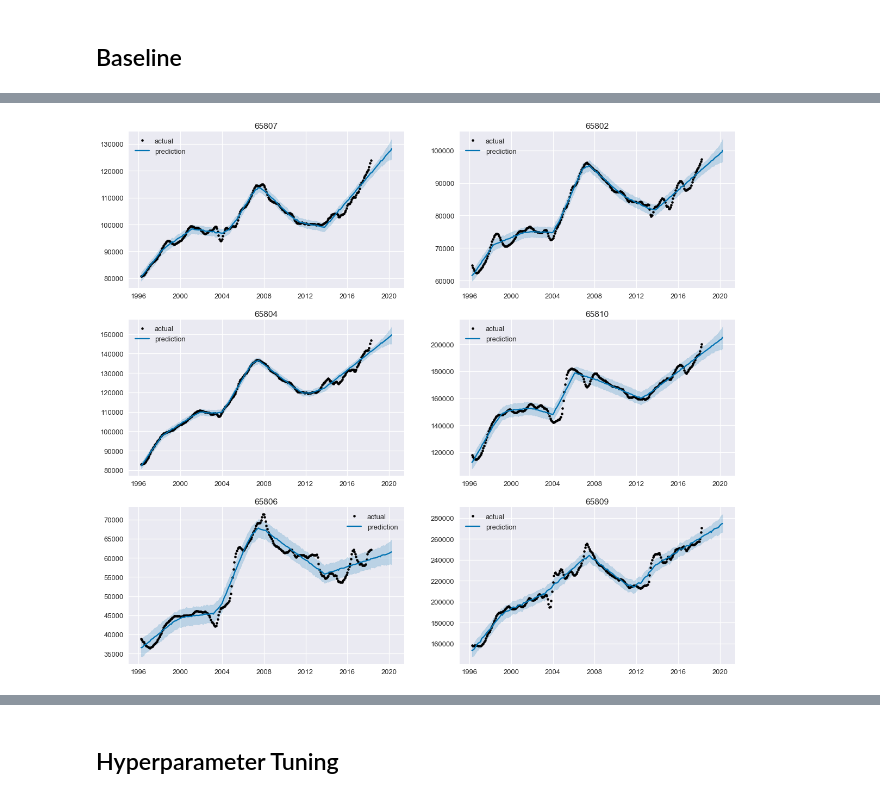
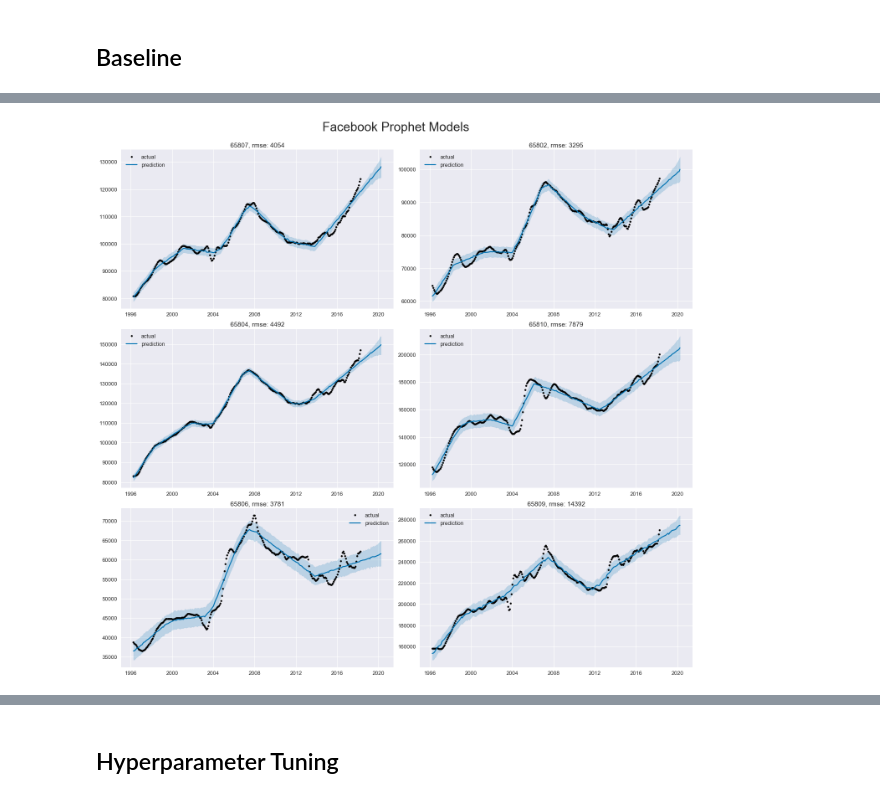
Before and after one commit to tjkim614/springfield_housing_analysis, a Jupyter notebook: 3-Facebook Prophet.ipynb, the cells around one changed output, grey strips where cells are left out. Saved outputs shown, nothing was run; the diff lists cells and outputs as text; code cells hidden in the pictures.

Commit message:
completed prophet models, started analysis

```diff
--- a/3-Facebook Prophet.ipynb
+++ b/3-Facebook Prophet.ipynb
@@ -31,6 +32,7 @@ plt.style.use('seaborn-talk')
 import warnings
 warnings.filterwarnings('ignore')
 # %%
+forecasts = {}
 fig = plt.figure(figsize=(20, 18))
 axs = fig.subplots(3, 2).flatten()
 
@@ -40,13 +42,21 @@ for i, col in enumerate(springfield.columns[1:]):
     ts_model.fit(ts)
     forecast = ts_model.predict(ts_model.make_future_dataframe(periods=24, freq='MS'))
 
+    df_cv = cross_validation(ts_model, initial='15 y', period='180 days', horizon = '1 y')
+    df_p = performance_metrics(df_cv, rolling_window=1)
+    rmse = df_p['rmse'].values[0]
+
+    forecasts[col] = forecast[['ds', 'yhat']].rename(columns={'ds':'date', 'yhat':col}).set_index('date')
+
     ax = axs[i]
     ax.plot('ds', col, 'k.', data=springfield)
     ax.plot(forecast['ds'], forecast['yhat'], ls='-', c='#0072B2')
     ax.fill_between(forecast['ds'], forecast['yhat_lower'], forecast['yhat_upper'], color='#0072B2', alpha=0.2)
-    ax.set_title(col)
+    ax.set_title(f'{col}, rmse: {int(rmse)}')
     ax.legend(labels=('actual', 'prediction'))
 
+plt.suptitle('Facebook Prophet Models', y=1.03, fontsize=30)
+plt.tight_layout()
 plt.show()
 # %% [output]
 INFO:fbprophet:Disabling weekly seasonality. Run prophet with weekly_seasonality=True to override this.
@@ -64 +80 @@ INFO:fbprophet:Disabling daily seasonality. Run prophet with daily_seasonality=T
-[figure, old version]
+[figure, new version]
```
Also changed, not shown: parts of 14 cells of this notebook, 4 other files.
